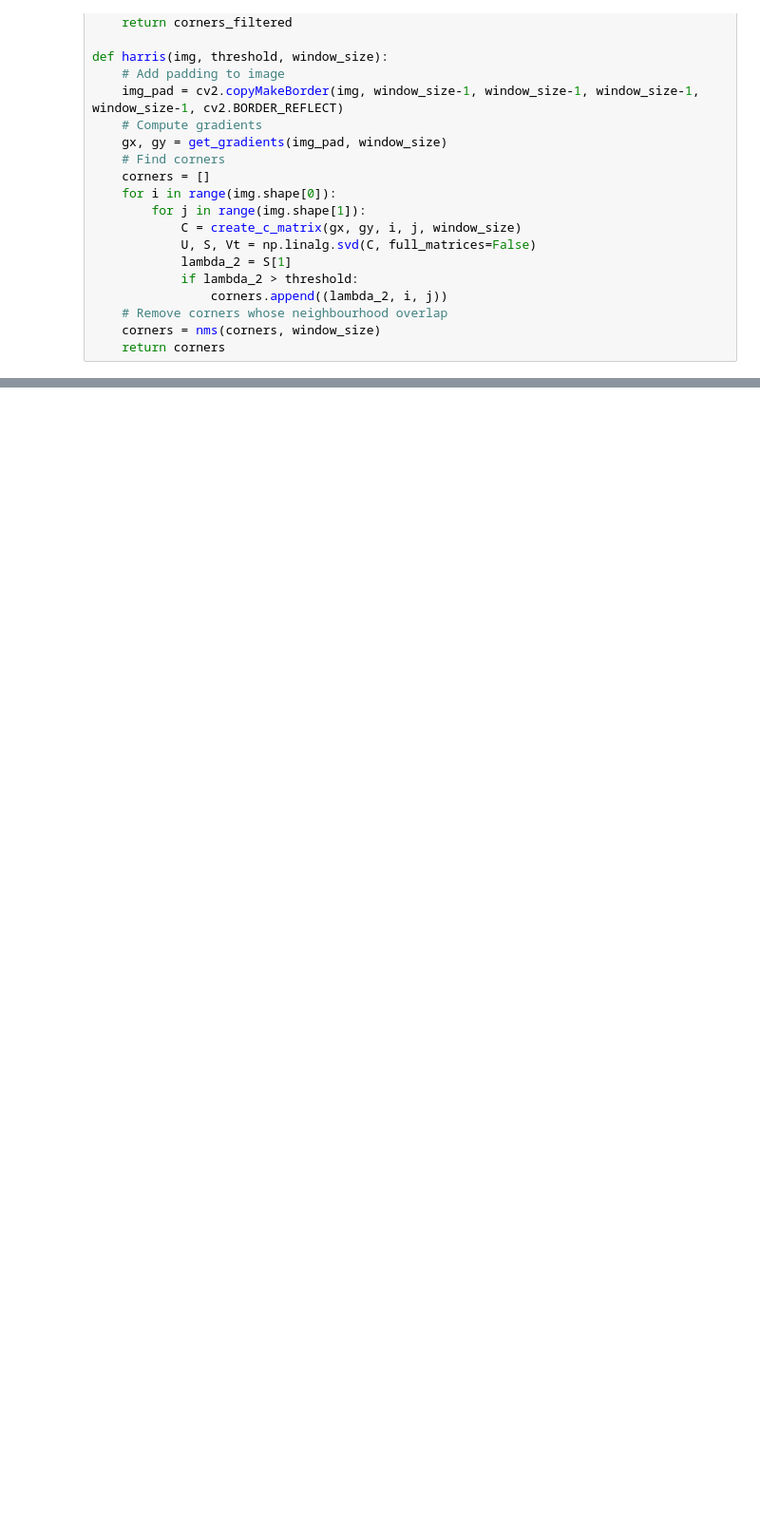
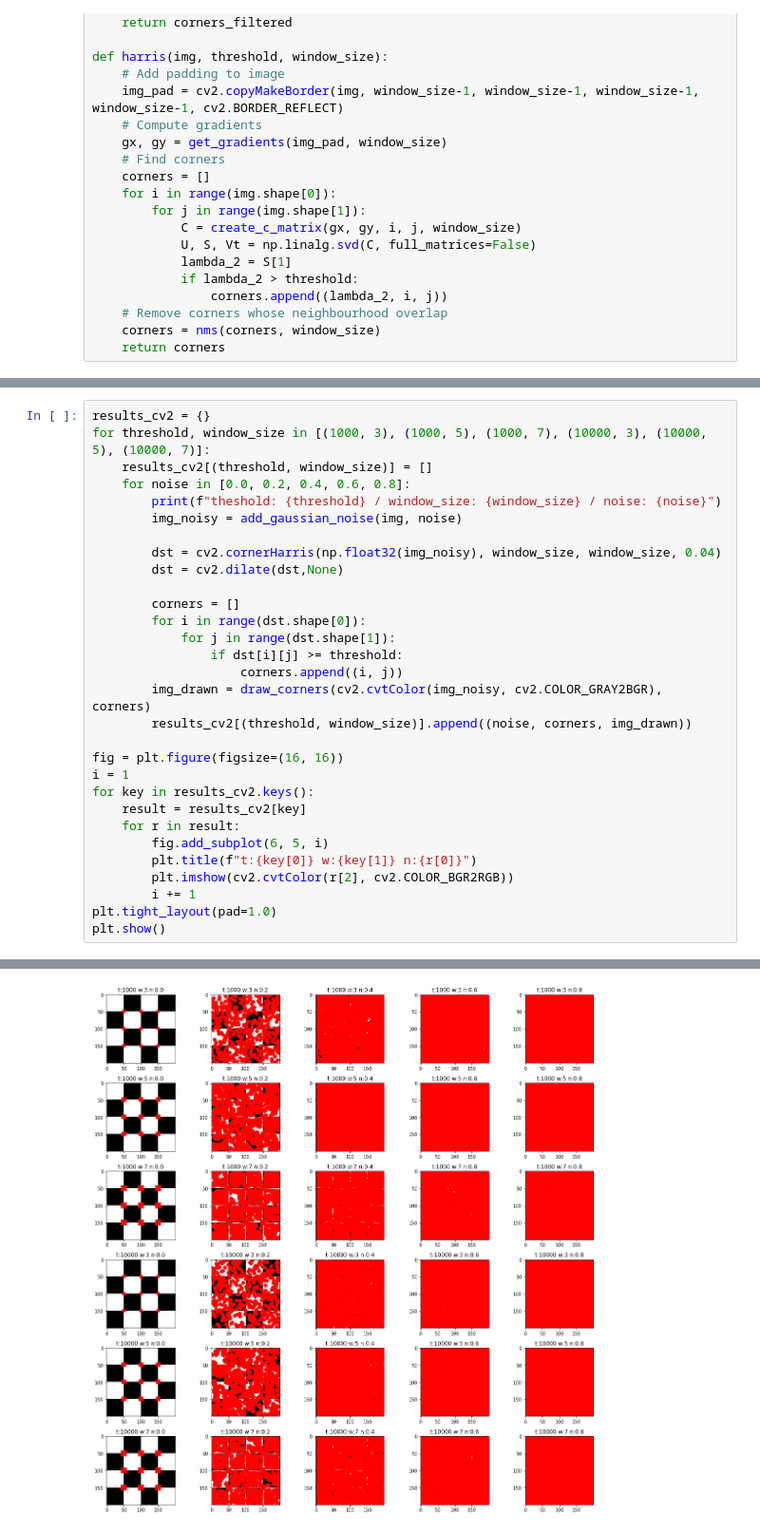
Before and after one commit to renato-lopes/CV-DCC, a Jupyter notebook: praticas/ep2/Harris.ipynb, the cells around one changed output, grey strips where cells are left out. Shown at 95% size. Cells and saved outputs as stored; diff of their text form; blank space fills up the shorter version.

```diff
--- a/praticas/ep2/Harris.ipynb
+++ b/praticas/ep2/Harris.ipynb
@@ -105,0 +216,31 @@ plt.show()
+# %%
+results_cv2 = {}
+for threshold, window_size in [(1000, 3), (1000, 5), (1000, 7), (10000, 3), (10000, 5), (10000, 7)]:
+    results_cv2[(threshold, window_size)] = []
+    for noise in [0.0, 0.2, 0.4, 0.6, 0.8]:
+        print(f"theshold: {threshold} / window_size: {window_size} / noise: {noise}")
+        img_noisy = add_gaussian_noise(img, noise)
+
+        dst = cv2.cornerHarris(np.float32(img_noisy), window_size, window_size, 0.04)
+        dst = cv2.dilate(dst,None)
+
+        corners = []
+        for i in range(dst.shape[0]):
+            for j in range(dst.shape[1]):
+                if dst[i][j] >= threshold:
+                    corners.append((i, j))
+        img_drawn = draw_corners(cv2.cvtColor(img_noisy, cv2.COLOR_GRAY2BGR), corners)
+        results_cv2[(threshold, window_size)].append((noise, corners, img_drawn))
+
+fig = plt.figure(figsize=(16, 16))
+i = 1
+for key in results_cv2.keys():
+    result = results_cv2[key]
+    for r in result:
+        fig.add_subplot(6, 5, i)
+        plt.title(f"t:{key[0]} w:{key[1]} n:{r[0]}")
+        plt.imshow(cv2.cvtColor(r[2], cv2.COLOR_BGR2RGB))
+        i += 1
+plt.tight_layout(pad=1.0)
+plt.show()
+# %% [output]
@@ -105,0 +264 @@ plt.show()
+[figure, added]
```
Also changed, not shown: parts of 17 cells of this notebook.
